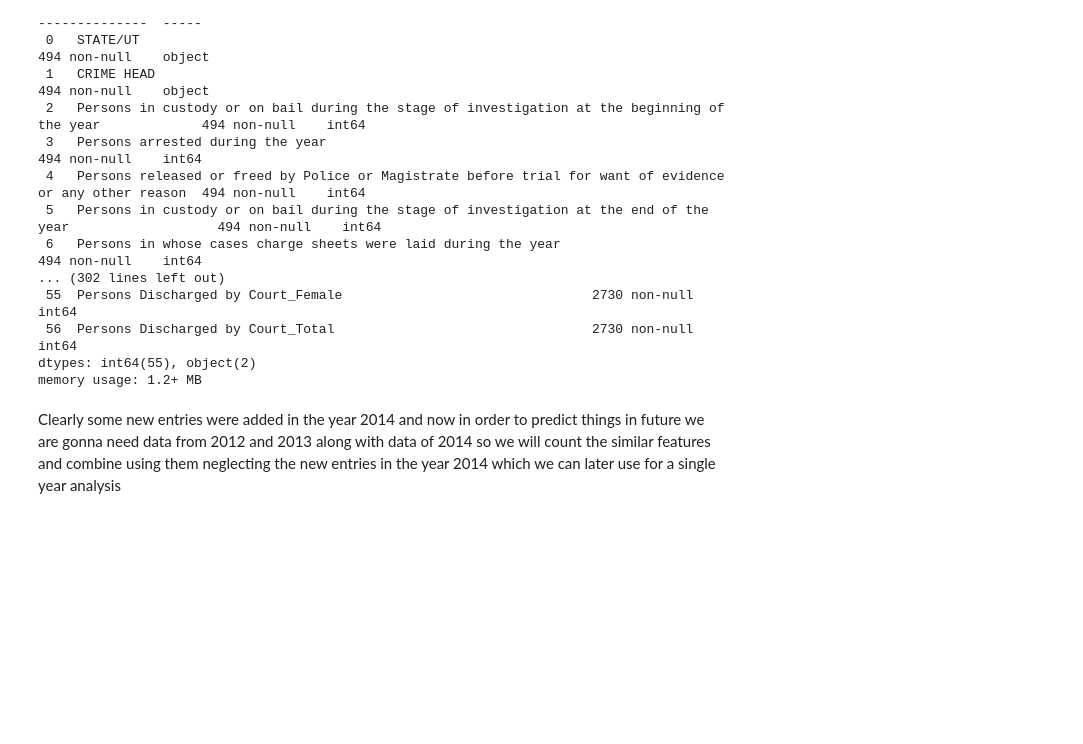
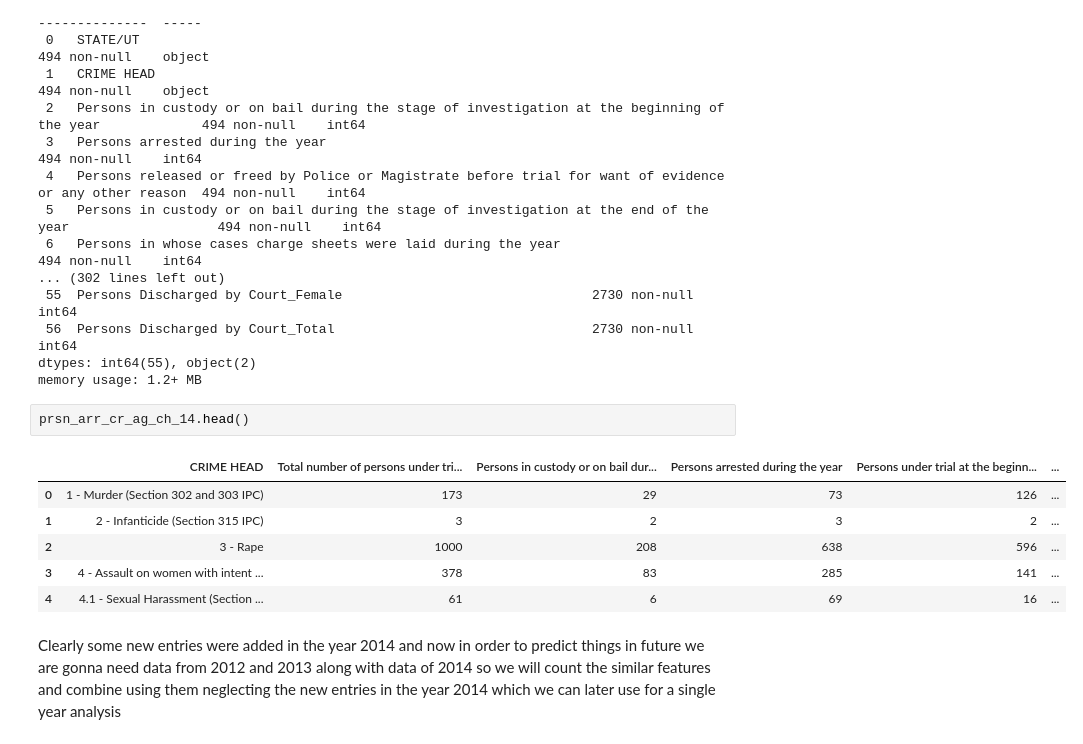
Before and after one commit to Somya617/crime_analytics, a Jupyter notebook: 2_person_arrested_and_their_disposal.ipynb, the cells around one changed output. Saved outputs shown, nothing was run; the diff lists cells and outputs as text; blank space fills up the shorter version.

Commit message:
Aggregated datasets till juvenile arrested and their disposal

```diff
--- a/person_arrested_and_their_disposal.ipynb
+++ b/2_person_arrested_and_their_disposal.ipynb
@@ -191,6 +210,15 @@ Data columns (total 14 columns):
  56  Persons Discharged by Court_Total                                 2730 non-null   int64
 dtypes: int64(55), object(2)
 memory usage: 1.2+ MB
+# %%
+prsn_arr_cr_ag_ch_14.head()
+# %% [output]
+|  | CRIME HEAD | Total number of persons under tri... | Persons in custody or on bail dur... | Persons arrested during the year | Persons under trial at the beginn... | ... |
+| 0 | 1 - Murder (Section 302 and 303 IPC) | 173 | 29 | 73 | 126 | ... |
+| 1 | 2 - Infanticide (Section 315 IPC) | 3 | 2 | 3 | 2 | ... |
+| 2 | 3 - Rape | 1000 | 208 | 638 | 596 | ... |
+| 3 | 4 - Assault on women with intent ... | 378 | 83 | 285 | 141 | ... |
+| 4 | 4.1 - Sexual Harassment (Section ... | 61 | 6 | 69 | 16 | ... |
 # %% [markdown]
 Clearly some new entries were added in the year 2014 and now in order to predict things in future we are gonna need data from 2012 and 2013 along with data of 2014 so we will count the similar features and combine using them neglecting the new entries in the year 2014 which we can later use for a single year analysis
 # %%
```
Also changed, not shown: parts of 5 cells of this notebook, 5 other files.
